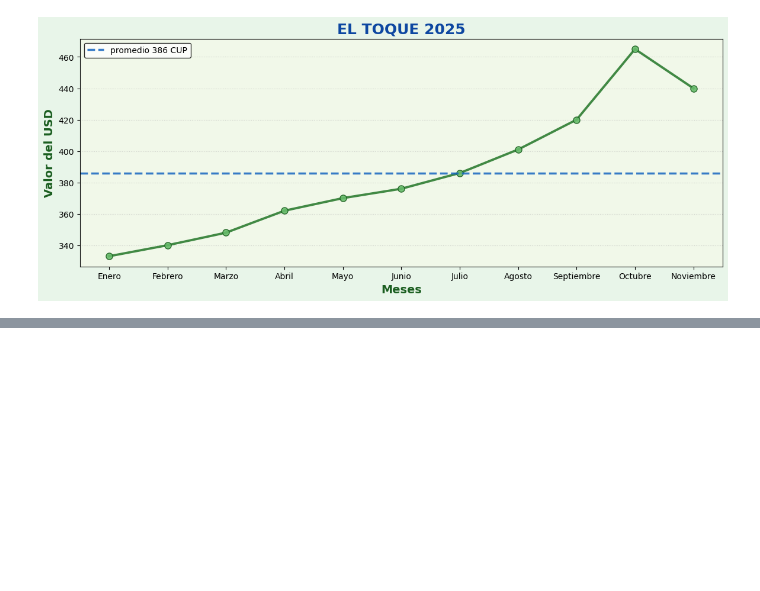
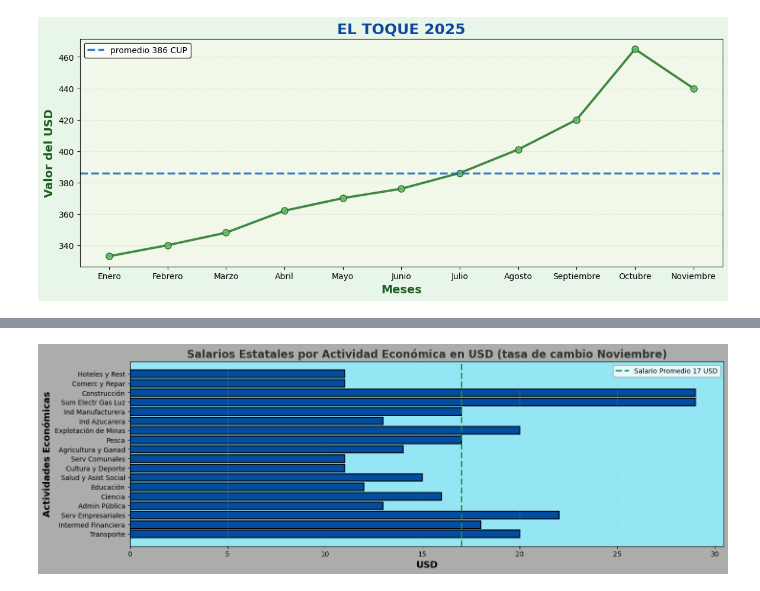
Before and after one commit to Fabian806806/Econom-a-Cubana, a Jupyter notebook: Proyecto.ipynb, the cells around one changed output, grey strips where cells are left out. Drawn from its saved outputs; the diff is of its cells as text; code cells hidden in the pictures; blank space fills up the shorter version.

```diff
--- a/Proyecto.ipynb
+++ b/Proyecto.ipynb
@@ -39,0 +52,4 @@ para el cubano . Pero en primer lugar : ¿ acaso es posible ahorrar para un ciud
+# %%
+mf.grafSalariosUSD()
+# %% [output]
+[figure, added]
```
Also changed, not shown: parts of 6 cells of this notebook, 31 other files.
